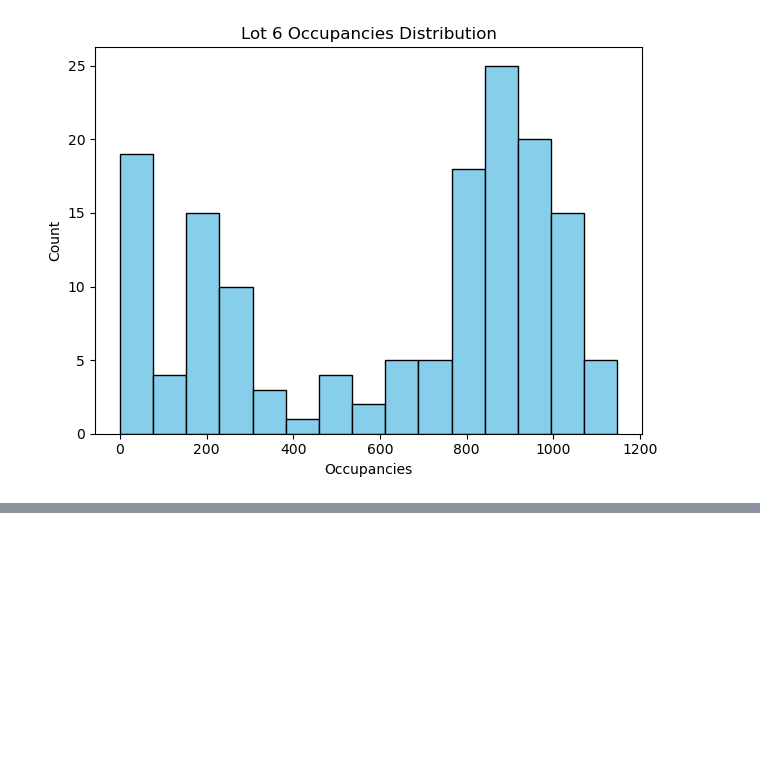
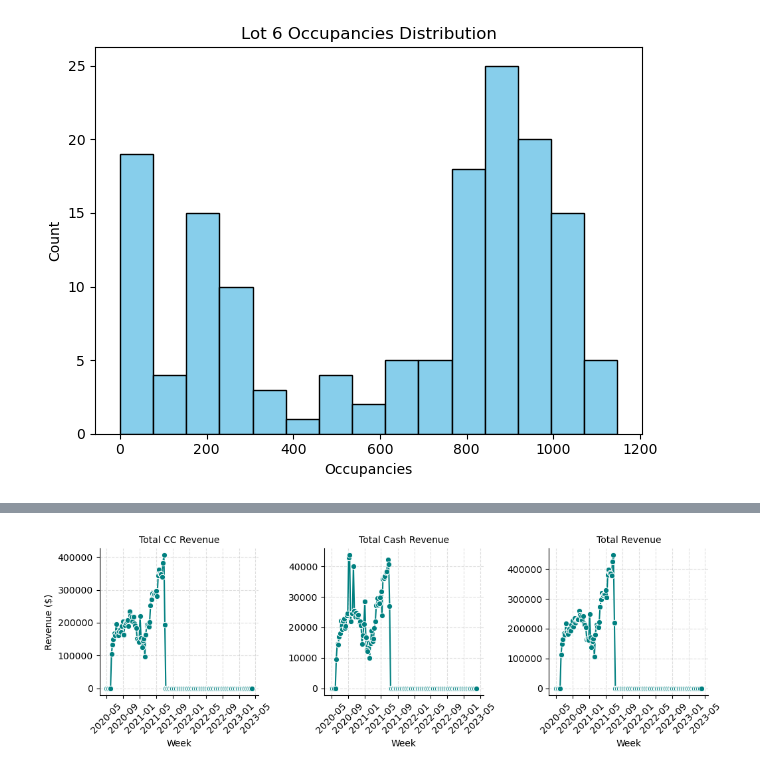
Before and after one commit to doom-boy/Ontario-Competition-Project, a Jupyter notebook: lot_counts_eda.ipynb, the cells around one changed output, grey strips where cells are left out. Cells and saved outputs as stored; diff of their text form; code cells hidden in the pictures; blank space fills up the shorter version.

```diff
--- a/lot_counts_eda.ipynb
+++ b/lot_counts_eda.ipynb
@@ -174,0 +248,37 @@ plt.show()
+# %%
+# Select relevant revenue columns
+revenue_cols = ['Total CC Revenue', 'Total Cash Revenue', 'Total Revenue']
+
+# Prepare dataframe
+df_rev = df.copy()
+df_rev['Date'] = pd.to_datetime(df_rev['Date'])
+
+# Melt into long format for FacetGrid
+melted_rev = df_rev.melt(id_vars='Date', value_vars=revenue_cols,
+                         var_name='Revenue Type', value_name='Revenue')
+
+# Remove invalid or negative values
+melted_rev = melted_rev[melted_rev['Revenue'] >= 0].copy()
+
+# Group by week (sum makes more sense for revenue than mean)
+weekly_rev = (
+    melted_rev
+    .groupby([pd.Grouper(key='Date', freq='W'), 'Revenue Type'])['Revenue']
+    .sum()
+    .reset_index()
+)
+
+# Create FacetGrid for weekly revenue
+g = sns.FacetGrid(weekly_rev, col='Revenue Type', col_wrap=3, height=3.5, sharey=False)
+g.map_dataframe(sns.lineplot, x='Date', y='Revenue', color='teal', marker='o')
+
+# Adjust labels and style
+g.set_titles(col_template="{col_name}")
+g.set_axis_labels("Week", "Revenue ($)")
+for ax in g.axes.flat:
+    ax.grid(True, linestyle='--', alpha=0.4)
+    ax.tick_params(axis='x', rotation=45)
+plt.tight_layout()
+plt.show()
+# %% [output]
+[figure, added]
```
Also changed, not shown: parts of 3 cells of this notebook.
